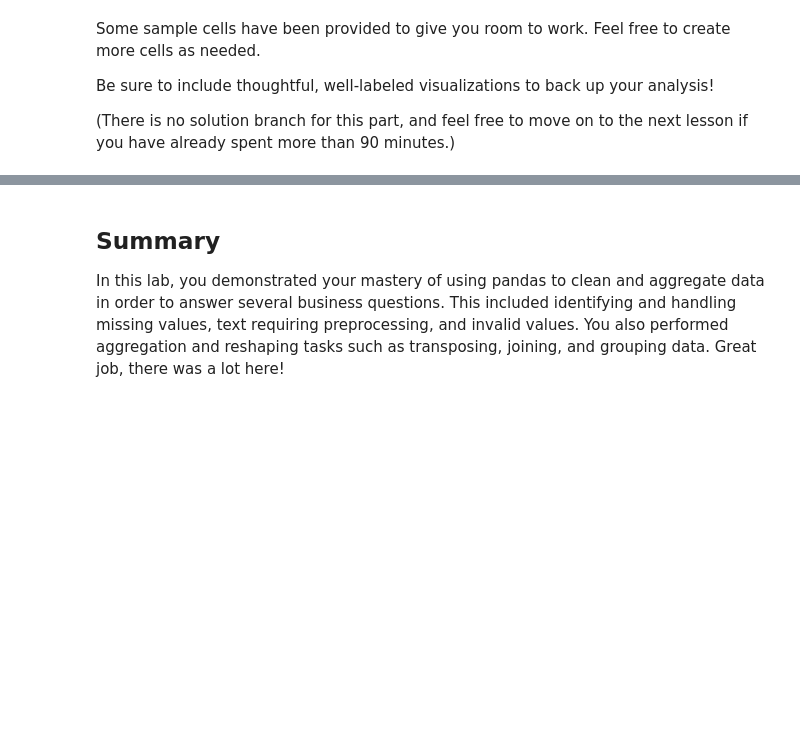
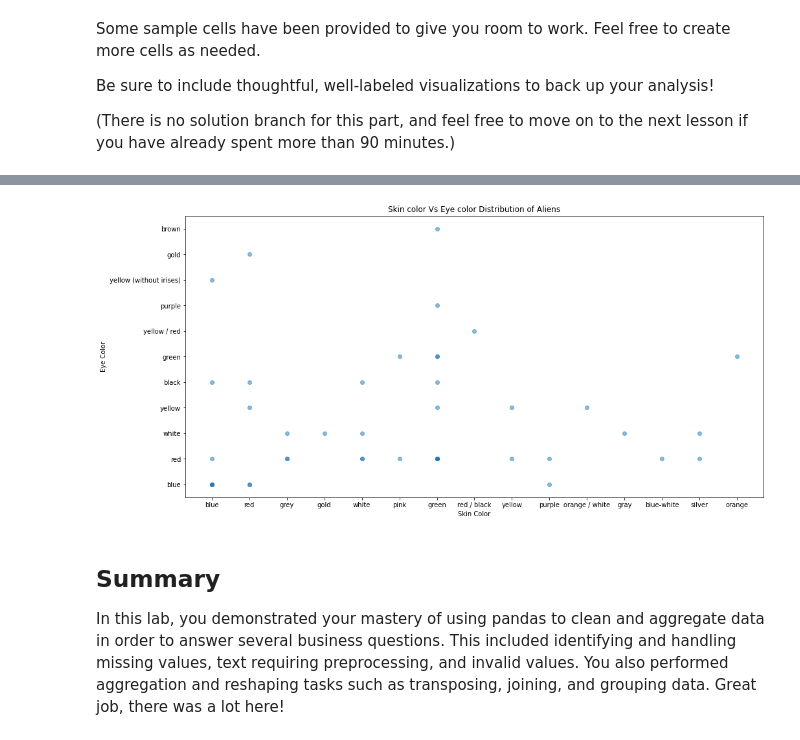
Before and after one commit to nkevin90/dsc-pandas-data-cleaning-lab, a Jupyter notebook: index.ipynb, the cells around one changed output, grey strips where cells are left out. Cells and saved outputs as stored; diff of their text form; code cells hidden in the pictures; blank space fills up the shorter version.

```diff
--- a/index.ipynb
+++ b/index.ipynb
@@ -825,3 +825,7 @@ Some sample cells have been provided to give you room to work. Feel free to crea
 Be sure to include thoughtful, well-labeled visualizations to back up your analysis!
 
 (There is no solution branch for this part, and feel free to move on to the next lesson if you have already spent more than 90 minutes.)
+# %%
+dataset=heroes_and_powers_df[heroes_and_powers_df["Height"] != -99.0].copy()
+non_human=dataset[~dataset['Race'].str.startswith('Human')]
+non_human.head(2)
@@ -827,0 +838,3 @@ Be sure to include thoughtful, well-labeled visualizations to back up your analy
+# %%
+non_human=non_human[~non_human['Eye color'].str.startswith('-') & (~non_human['Skin color'].str.startswith('-') )]
+non_human.iloc[:,:5]
@@ -828,3 +860,12 @@ Be sure to include thoughtful, well-labeled visualizations to back up your analy
+# %%
+fig, ax = plt.subplots(figsize=(16, 8))
+ax.set_xlabel('Skin Color')
+ax.set_ylabel('Eye Color')
+ax.set_title('Skin color Vs Eye color Distribution of Aliens')
+
+ax.scatter(x=non_human['Skin color'],y=non_human['Eye color'],alpha=0.5);
+# %% [output]
+[figure, added]
 # %% [markdown]
 ## Summary
 
```
Also changed, not shown: parts of 6 cells of this notebook.
